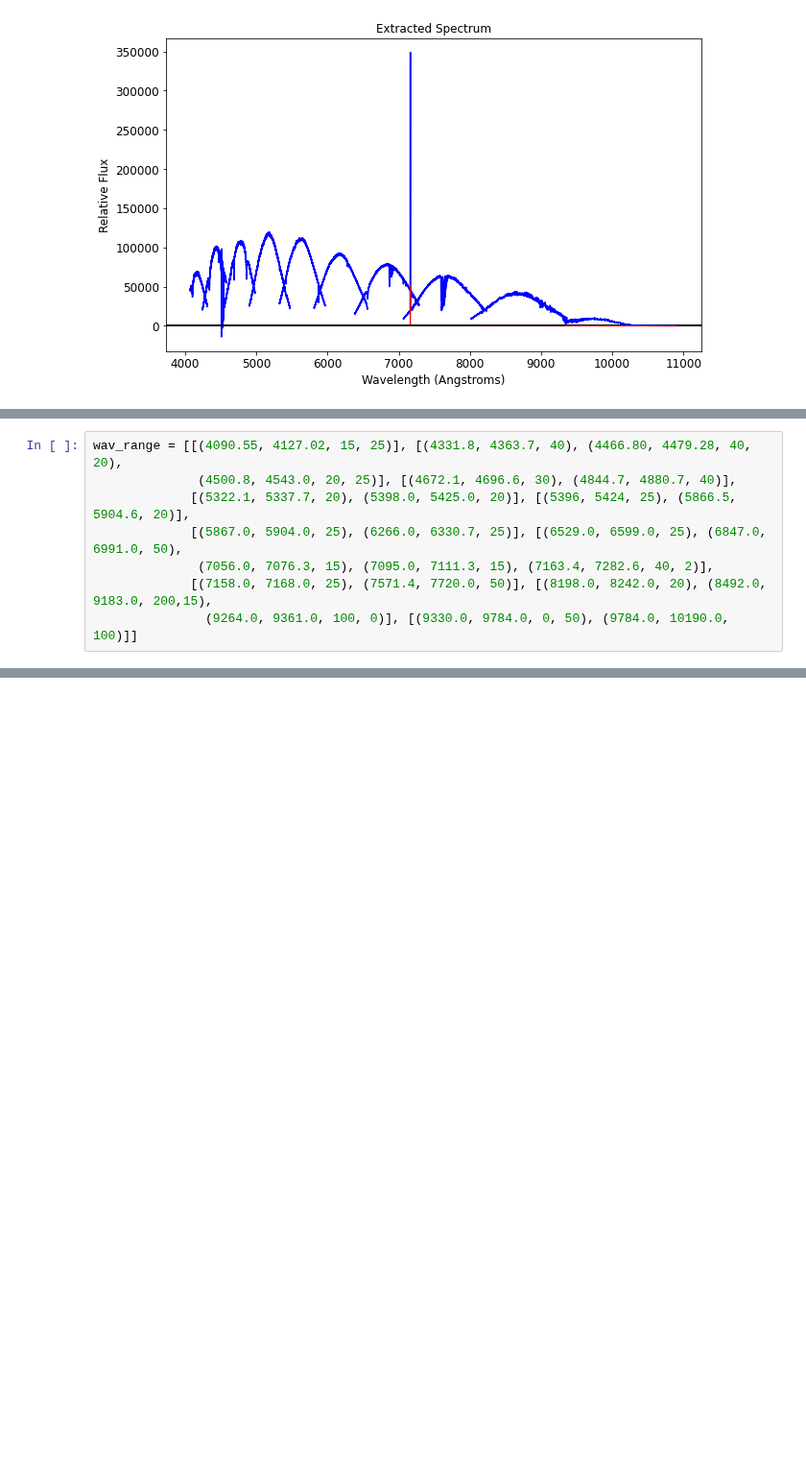
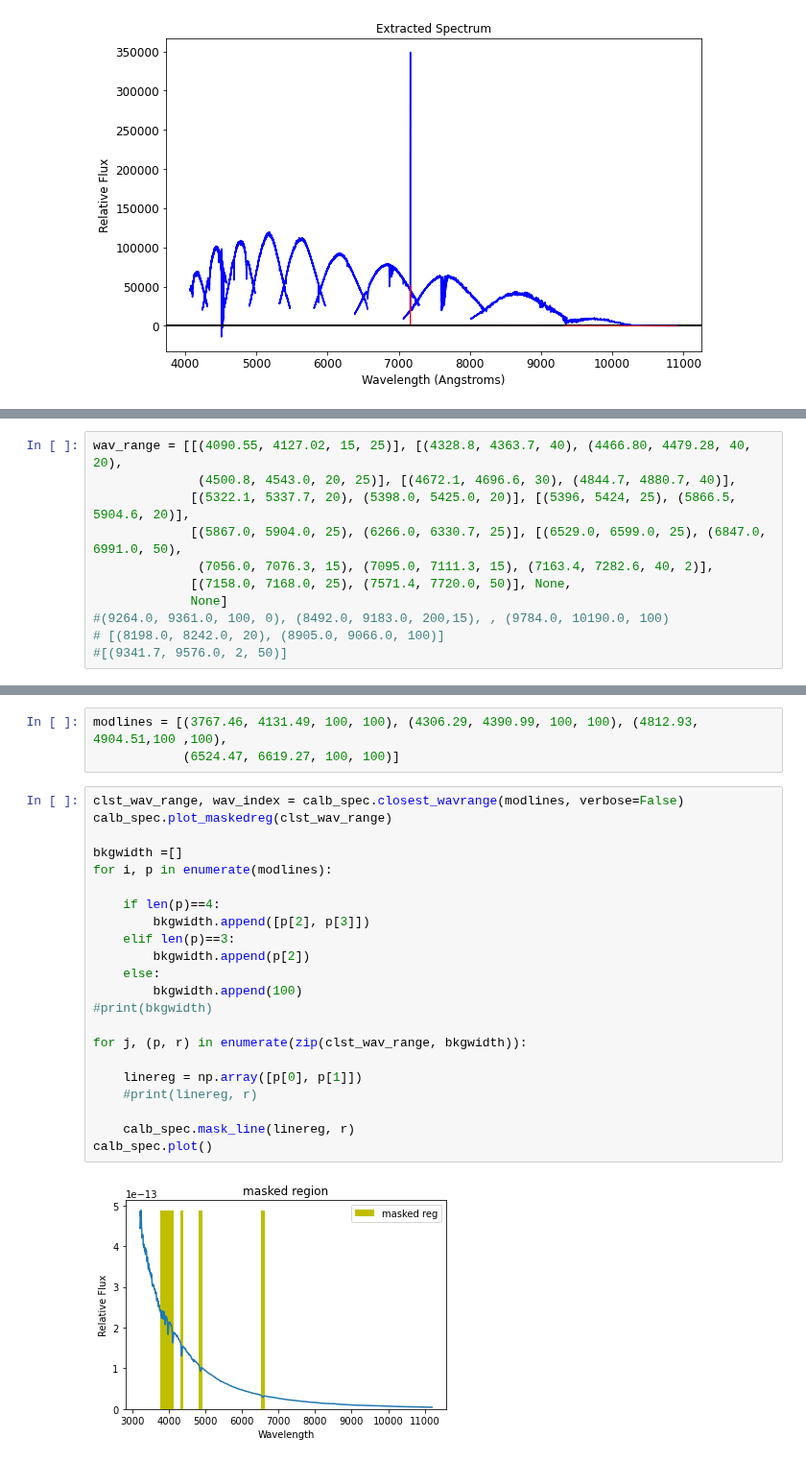
Before and after one commit to pmozumdar/spectra_extraction, a Jupyter notebook: response_curve_for_ESI_spectra.ipynb, the cells around one changed output, grey strips where cells are left out. Shown at 96% size. Drawn from its saved outputs; the diff is of its cells as text; blank space fills up the shorter version.

```diff
--- a/response_curve_for_ESI_spectra.ipynb
+++ b/response_curve_for_ESI_spectra.ipynb
@@ -66,10 +67,13 @@ fg_spec[9].plot()
 [interactive output not drawn]
 [interactive output not drawn]
 # %%
-wav_range = [[(4090.55, 4127.02, 15, 25)], [(4331.8, 4363.7, 40), (4466.80, 4479.28, 40, 20),
+wav_range = [[(4090.55, 4127.02, 15, 25)], [(4328.8, 4363.7, 40), (4466.80, 4479.28, 40, 20),
               (4500.8, 4543.0, 20, 25)], [(4672.1, 4696.6, 30), (4844.7, 4880.7, 40)],
              [(5322.1, 5337.7, 20), (5398.0, 5425.0, 20)], [(5396, 5424, 25), (5866.5, 5904.6, 20)],
              [(5867.0, 5904.0, 25), (6266.0, 6330.7, 25)], [(6529.0, 6599.0, 25), (6847.0, 6991.0, 50),
               (7056.0, 7076.3, 15), (7095.0, 7111.3, 15), (7163.4, 7282.6, 40, 2)],
-             [(7158.0, 7168.0, 25), (7571.4, 7720.0, 50)], [(8198.0, 8242.0, 20), (8492.0, 9183.0, 200,15),
-               (9264.0, 9361.0, 100, 0)], [(9330.0, 9784.0, 0, 50), (9784.0, 10190.0, 100)]]
+             [(7158.0, 7168.0, 25), (7571.4, 7720.0, 50)], None,
+             None]
+#(9264.0, 9361.0, 100, 0), (8492.0, 9183.0, 200,15), , (9784.0, 10190.0, 100)
+# [(8198.0, 8242.0, 20), (8905.0, 9066.0, 100)]
+#[(9341.7, 9576.0, 2, 50)]
@@ -117,0 +127,27 @@ fg[9].plot()
+# %%
+modlines = [(3767.46, 4131.49, 100, 100), (4306.29, 4390.99, 100, 100), (4812.93, 4904.51,100 ,100),
+            (6524.47, 6619.27, 100, 100)]
+# %%
+clst_wav_range, wav_index = calb_spec.closest_wavrange(modlines, verbose=False)
+calb_spec.plot_maskedreg(clst_wav_range)
+
+bkgwidth =[]
+for i, p in enumerate(modlines):
+
+    if len(p)==4:
+        bkgwidth.append([p[2], p[3]])
+    elif len(p)==3:
+        bkgwidth.append(p[2])
+    else:
+        bkgwidth.append(100)
+#print(bkgwidth)
+
+for j, (p, r) in enumerate(zip(clst_wav_range, bkgwidth)):
+
+    linereg = np.array([p[0], p[1]])
+    #print(linereg, r)
+
+    calb_spec.mask_line(linereg, r)
+calb_spec.plot()
+# %% [output]
+[figure, added]
```
Also changed, not shown: parts of 35 cells of this notebook.
